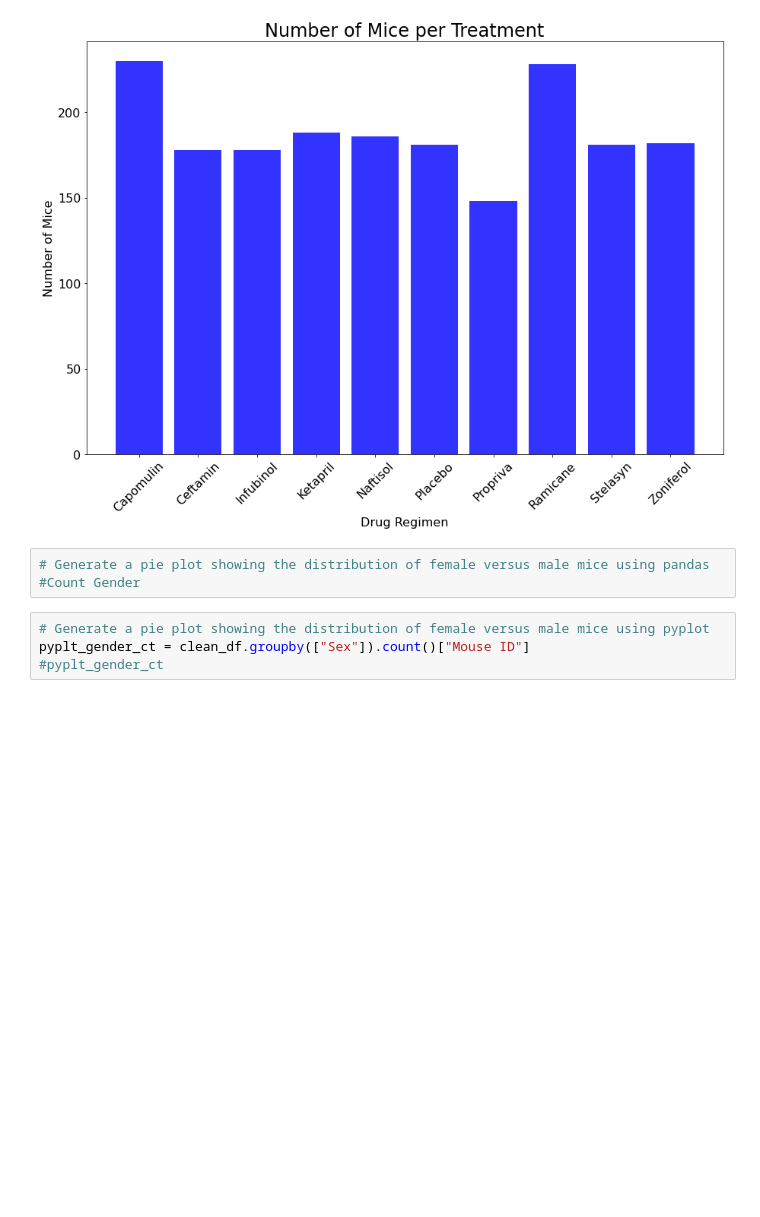
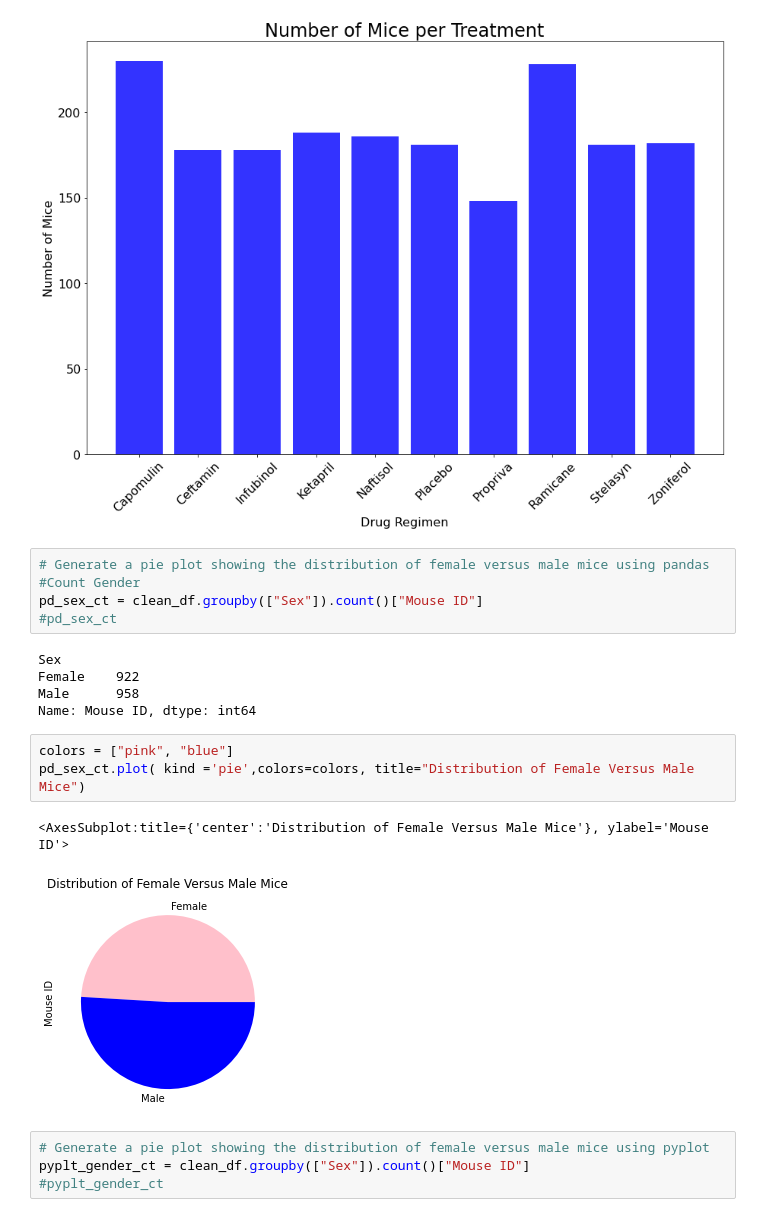
Before and after one commit to StephanieMcNutt/matplotlib_challenge, a Jupyter notebook: main.ipynb, the cells around one changed output. Cells and saved outputs as stored; diff of their text form; blank space fills up the shorter version.

```diff
--- a/main.ipynb
+++ b/main.ipynb
@@ -185,6 +185,19 @@ plt.show
 # %%
 # Generate a pie plot showing the distribution of female versus male mice using pandas
 #Count Gender
+pd_sex_ct = clean_df.groupby(["Sex"]).count()["Mouse ID"]
+#pd_sex_ct
+# %% [output]
+Sex
+Female    922
+Male      958
+Name: Mouse ID, dtype: int64
+# %%
+colors = ["pink", "blue"]
+pd_sex_ct.plot( kind ='pie',colors=colors, title="Distribution of Female Versus Male Mice")
+# %% [output]
+<AxesSubplot:title={'center':'Distribution of Female Versus Male Mice'}, ylabel='Mouse ID'>
+[figure, added]
 # %%
 # Generate a pie plot showing the distribution of female versus male mice using pyplot
 pyplt_gender_ct = clean_df.groupby(["Sex"]).count()["Mouse ID"]
```
Also changed, not shown: parts of 4 cells of this notebook.
